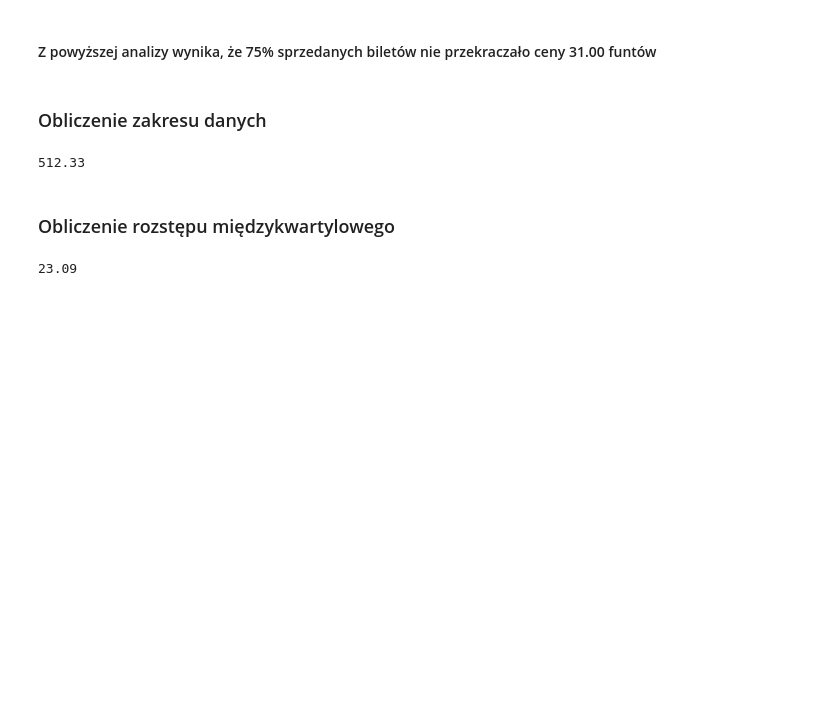
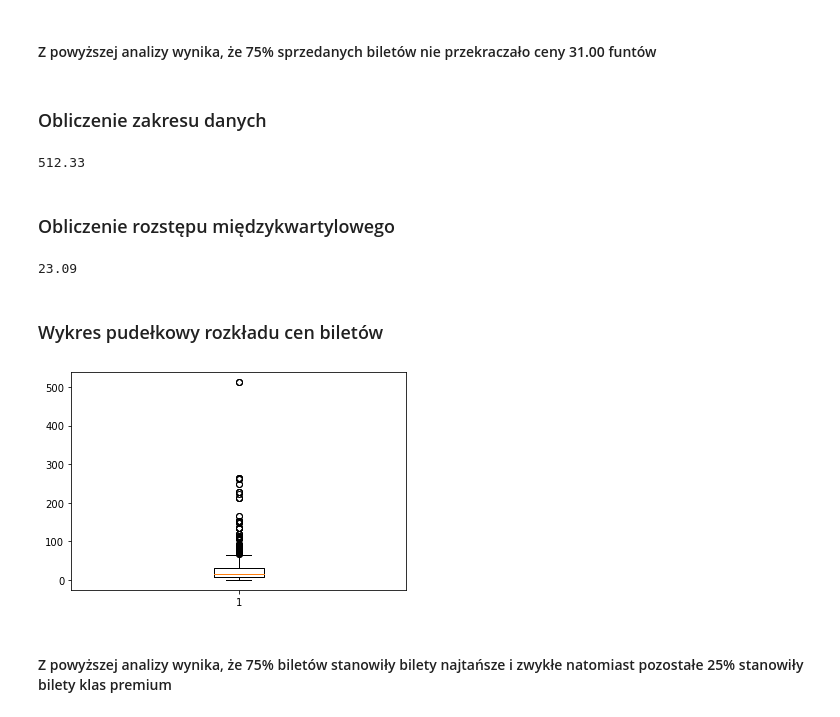
Before and after one commit to JBakunski/titanic_fare, a Jupyter notebook: titanic_fare.ipynb, the cells around one changed output. Drawn from its saved outputs; the diff is of its cells as text; code cells hidden in the pictures; blank space fills up the shorter version.

Commit message:
Add box plot and summary

```diff
--- a/titanic_fare.ipynb
+++ b/titanic_fare.ipynb
@@ -112,3 +112,12 @@ iqr = q3 - q1
 iqr
 # %% [output]
 23.09
+# %% [markdown]
+### Wykres pudełkowy rozkładu cen biletów
+# %%
+plt.boxplot(fare_data)
+plt.show()
+# %% [output]
+[figure, added]
+# %% [markdown]
+#### Z powyższej analizy wynika, że 75% biletów stanowiły bilety najtańsze i zwykłe natomiast pozostałe 25% stanowiły bilety klas premium
```
